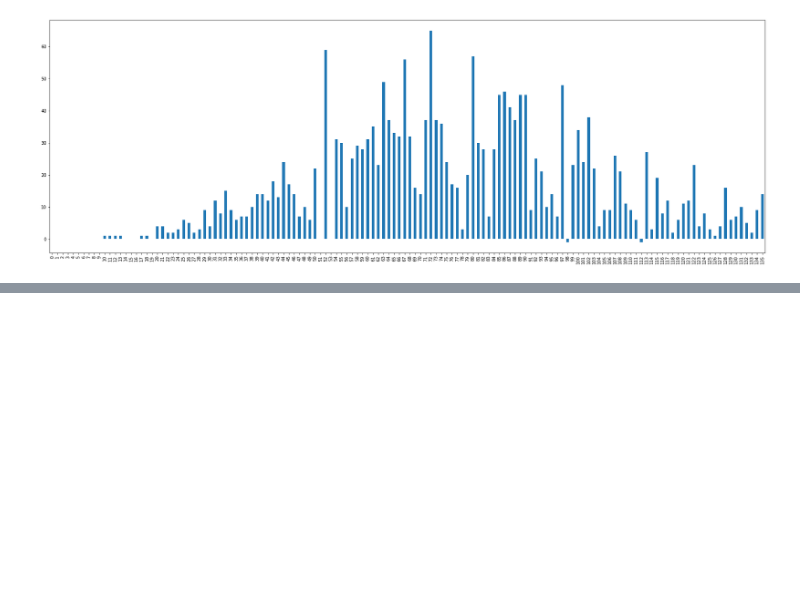
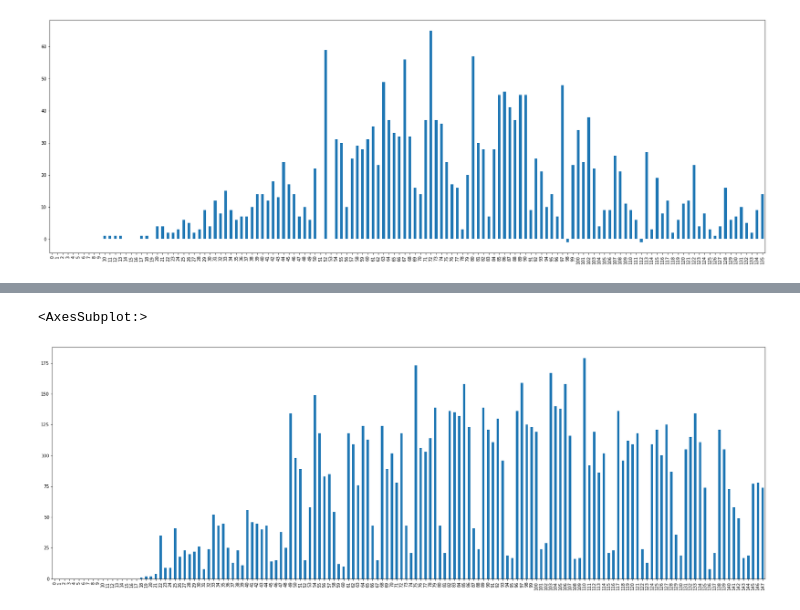
Before and after one commit to mathlimma/data-science-project-1, a Jupyter notebook: covid19.ipynb, the cells around one changed output, grey strips where cells are left out. Cells and saved outputs as stored; diff of their text form; code cells hidden in the pictures; blank space fills up the shorter version.

```diff
--- a/covid19.ipynb
+++ b/covid19.ipynb
@@ -44,0 +87,5 @@ covidRecife['deaths_per_day'].plot.bar(figsize=(30,10))
+# %%
+covidSP['deaths_per_day'].plot(kind="bar", figsize=(30,10))
+# %% [output]
+<AxesSubplot:>
+[figure, added]
```
Also changed, not shown: parts of 6 cells of this notebook.
